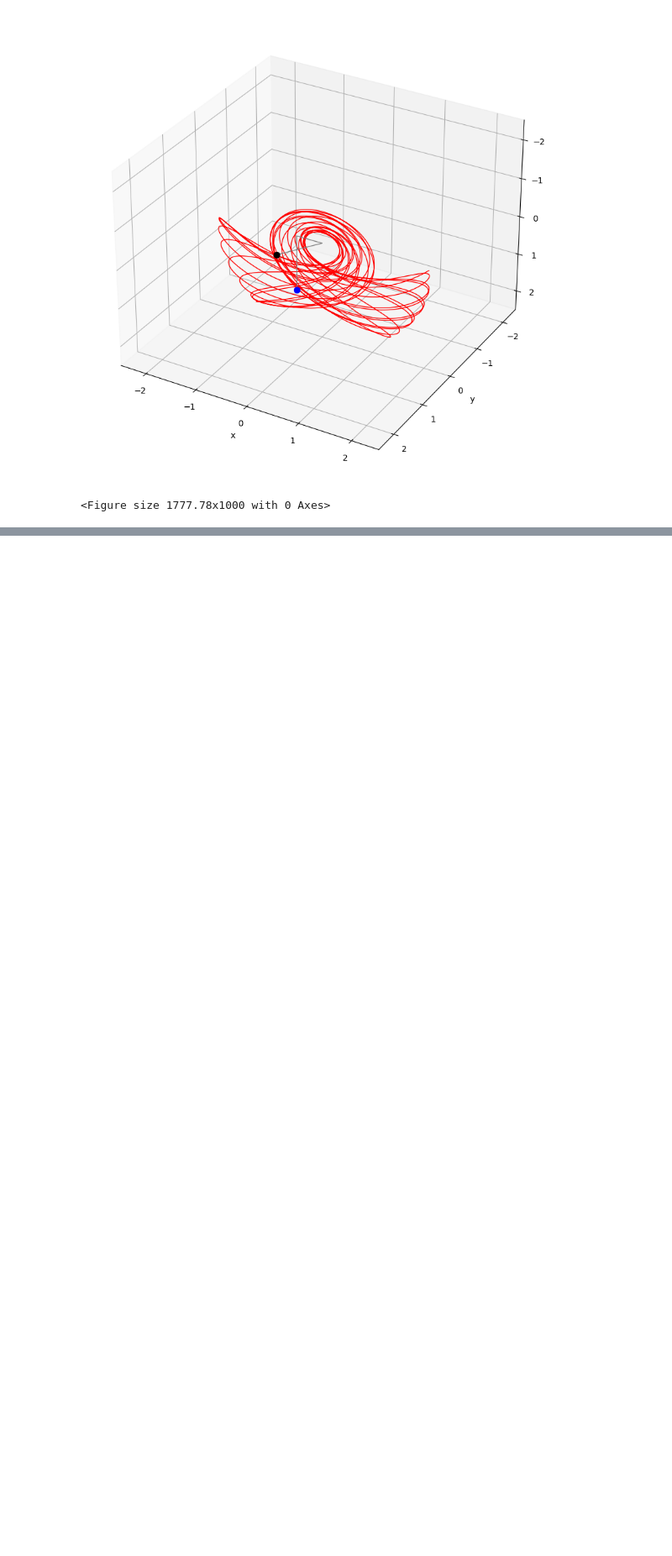
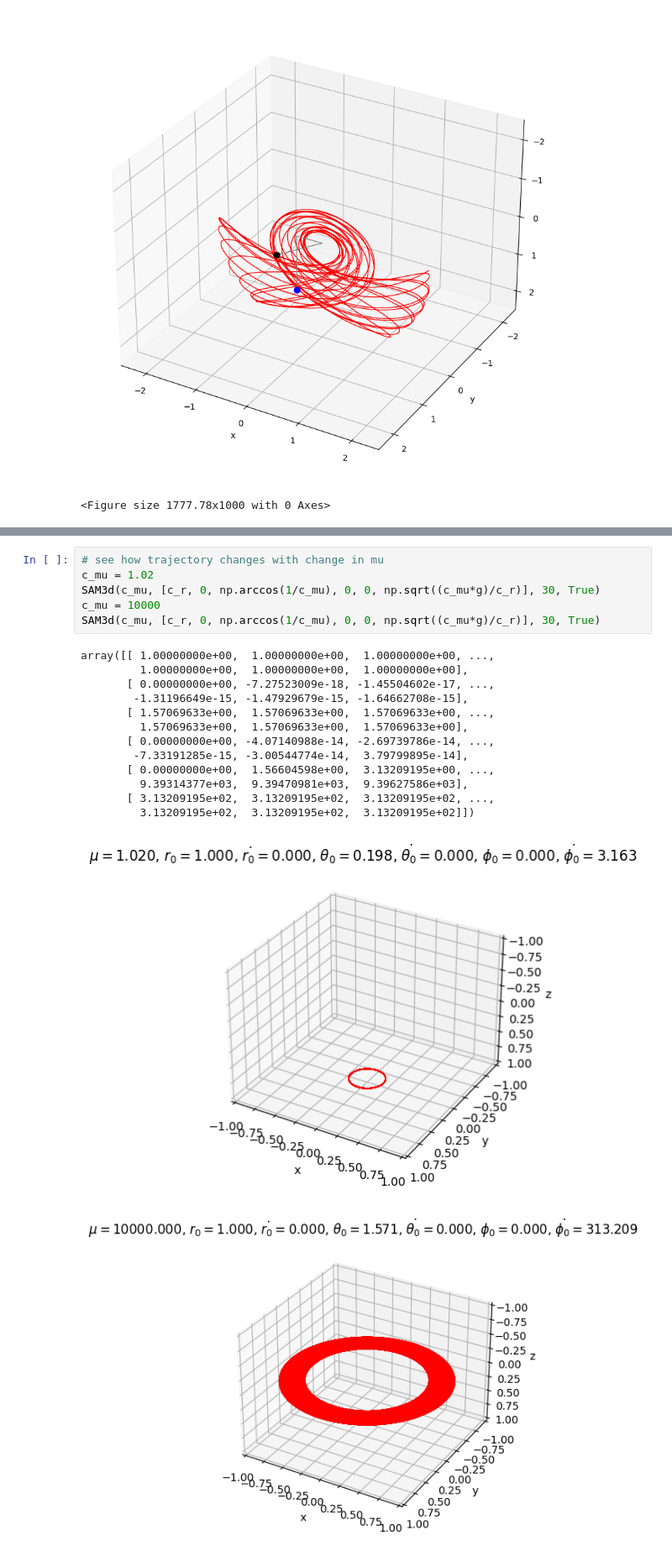
Before and after one commit to pgot/swingingatwood, a Jupyter notebook: main.ipynb, the cells around one changed output, grey strips where cells are left out. Shown at 84% size. Saved outputs shown, nothing was run; the diff lists cells and outputs as text; blank space fills up the shorter version.

```diff
--- a/main.ipynb
+++ b/main.ipynb
@@ -439,0 +473,21 @@ anim3d(mu=5, state=np.array([2, 0, np.pi/2, 0, -.05, 0]), t=30, interval=30, fig
+# %%
+# see how trajectory changes with change in mu
+c_mu = 1.02
+SAM3d(c_mu, [c_r, 0, np.arccos(1/c_mu), 0, 0, np.sqrt((c_mu*g)/c_r)], 30, True)
+c_mu = 10000
+SAM3d(c_mu, [c_r, 0, np.arccos(1/c_mu), 0, 0, np.sqrt((c_mu*g)/c_r)], 30, True)
+# %% [output]
+array([[ 1.00000000e+00,  1.00000000e+00,  1.00000000e+00, ...,
+         1.00000000e+00,  1.00000000e+00,  1.00000000e+00],
+       [ 0.00000000e+00, -7.27523009e-18, -1.45504602e-17, ...,
+        -1.31196649e-15, -1.47929679e-15, -1.64662708e-15],
+       [ 1.57069633e+00,  1.57069633e+00,  1.57069633e+00, ...,
+         1.57069633e+00,  1.57069633e+00,  1.57069633e+00],
+       [ 0.00000000e+00, -4.07140988e-14, -2.69739786e-14, ...,
+        -7.33191285e-15, -3.00544774e-14,  3.79799895e-14],
+       [ 0.00000000e+00,  1.56604598e+00,  3.13209195e+00, ...,
+         9.39314377e+03,  9.39470981e+03,  9.39627586e+03],
+       [ 3.13209195e+02,  3.13209195e+02,  3.13209195e+02, ...,
+         3.13209195e+02,  3.13209195e+02,  3.13209195e+02]])
+[figure, added]
+[figure, added]
```
Also changed, not shown: parts of 12 cells of this notebook, 2 other files.
